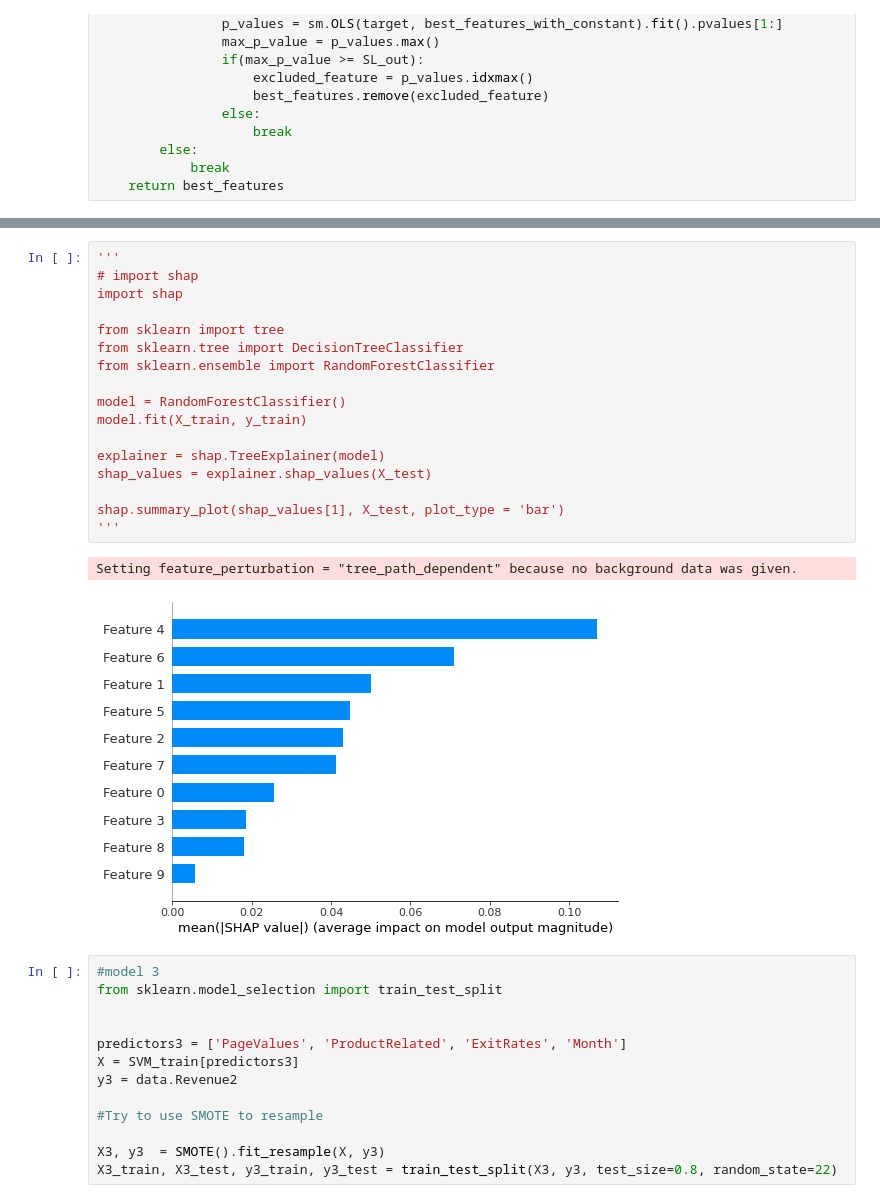
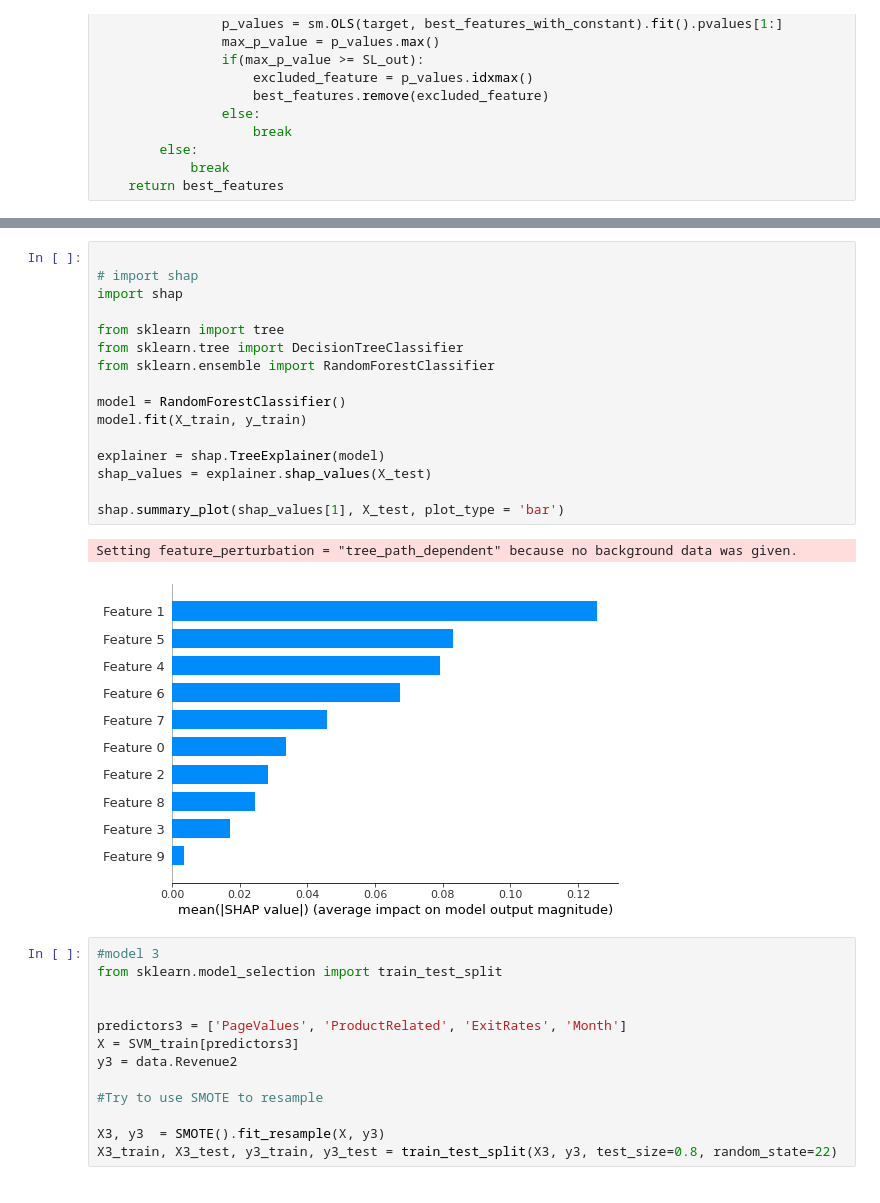
Before and after one commit to gegeli638/DAV-6150, a Jupyter notebook: G_L_ZH_Z_ZJ_Z_Project2 .ipynb, the cells around one changed output, grey strips where cells are left out. Drawn from its saved outputs; the diff is of its cells as text.

```diff
--- a/G_L_ZH_Z_ZJ_Z_Project2 .ipynb
+++ b/G_L_ZH_Z_ZJ_Z_Project2 .ipynb
@@ -870,23 +860,22 @@ Successfully installed shap-0.35.0
 # %%
-'''
+
 # import shap
 import shap
 
 from sklearn import tree
 from sklearn.tree import DecisionTreeClassifier
 from sklearn.ensemble import RandomForestClassifier
 
 model = RandomForestClassifier()
 model.fit(X_train, y_train)
 
 explainer = shap.TreeExplainer(model)
 shap_values = explainer.shap_values(X_test)
 
 shap.summary_plot(shap_values[1], X_test, plot_type = 'bar')
-'''
 # %% [output]
 Setting feature_perturbation = "tree_path_dependent" because no background data was given.
-[figure, old version]
+[figure, new version]
 # %%
 #model 3
 from sklearn.model_selection import train_test_split
```
Also changed, not shown: parts of 48 cells of this notebook.
